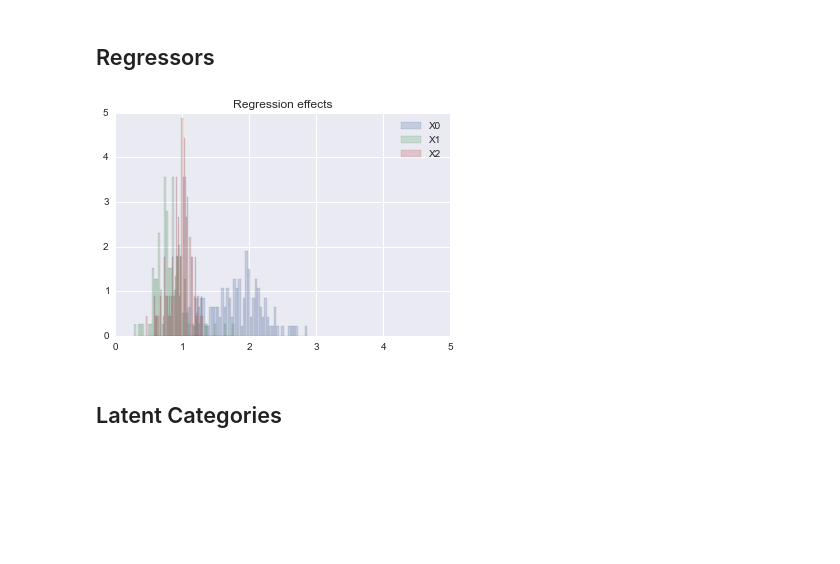
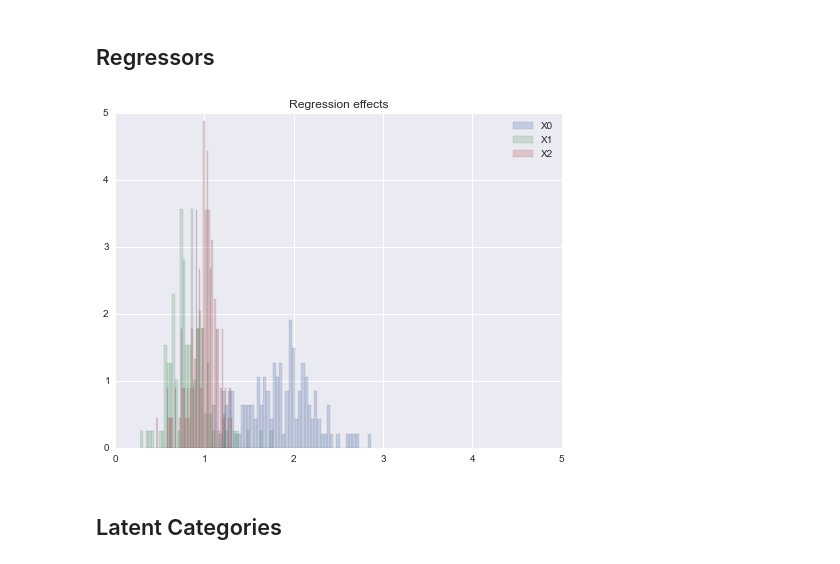
Before and after one commit to pearsonlab/spiketopics, a Jupyter notebook: explore_inferred_etho.ipynb, the cells around one changed output. Cells and saved outputs as stored; diff of their text form; code cells hidden in the pictures; blank space fills up the shorter version.

```diff
--- a/explore_inferred_etho.ipynb
+++ b/explore_inferred_etho.ipynb
@@ -78,16 +78,17 @@ plt.xlim(0, 100);
 # %% [markdown]
 ## Regressors
 # %%
+plt.figure(figsize=(8, 6))
 inferred_means = gpm.nodes['fr_regressors'].expected_x()
 R = inferred_means.shape[1]
 for r in xrange(R):
     plt.hist(inferred_means[:, r], bins=50, normed=True, alpha=0.25, label='X' + str(r))
 plt.title('Regression effects');
 plt.legend()
 plt.ylim(0, 5);
 plt.xlim(0, 5);
 # %% [output]
-[figure, old version]
+[figure, new version]
 # %% [markdown]
 ## Latent Categories
 # %%
```
Also changed, not shown: parts of 3 cells of this notebook.
